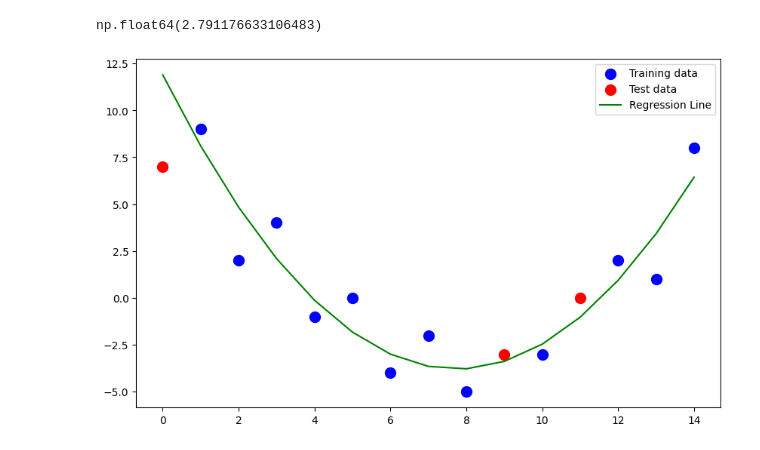
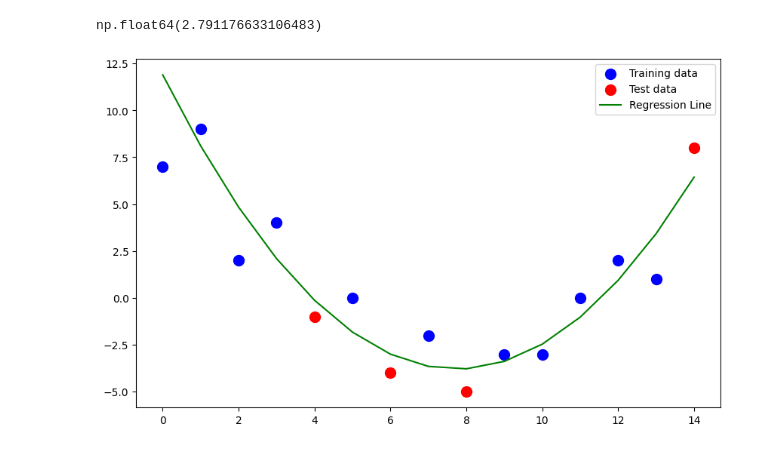
Before and after one commit to upinmcSE/Machine_Learning, a Jupyter notebook: Code/Regression/Ex3.ipynb, the cells around one changed output. Cells and saved outputs as stored; diff of their text form; code cells hidden in the pictures.

```diff
--- a/Code/Regression/Ex3.ipynb
+++ b/Code/Regression/Ex3.ipynb
@@ -105,32 +105,32 @@ np.float64(2.791176633106483)
 # %%
 # Trực quan hóa dữ liệu và kết quả từ mô hình vừa xây dựng
 poly = PolynomialFeatures(degree=2)
 X = poly.fit_transform(Xs)
 
-X_train, X_test, y_train, y_test = train_test_split(Xs, Ys, test_size=0.2, random_state=42)
+X_train, X_test, y_train, y_test = train_test_split(Xs, Ys, test_size=0.22)
 
 y_values = model.predict(X)
 
 plt.figure(figsize=(10, 6))
 
 # Sắp xếp tập huấn luyện theo giá trị X
 sorted_train_indices = np.argsort(X_train.ravel())
 X_train_sorted = X_train[sorted_train_indices]
 y_train_sorted = y_train[sorted_train_indices]
 
 # Sắp xếp tập kiểm tra theo giá trị X
 sorted_test_indices = np.argsort(X_test.ravel())
 X_test_sorted = X_test[sorted_test_indices]
 y_test_sorted = y_test[sorted_test_indices]
 
 
 plt.scatter(X_train_sorted, y_train_sorted, color='b', label="Training data", s=100)
 plt.scatter(X_test_sorted, y_test_sorted, color='r', label="Test data", s=100)
 
 plt.plot(np.sort(Xs.ravel()), y_values[np.argsort(Xs.ravel())], color='g', label='Regression Line')
 
 # Hiển thị chú thích và đồ thị
 plt.legend()
 plt.show()
 # %% [output]
-[figure, old version]
+[figure, new version]
```
